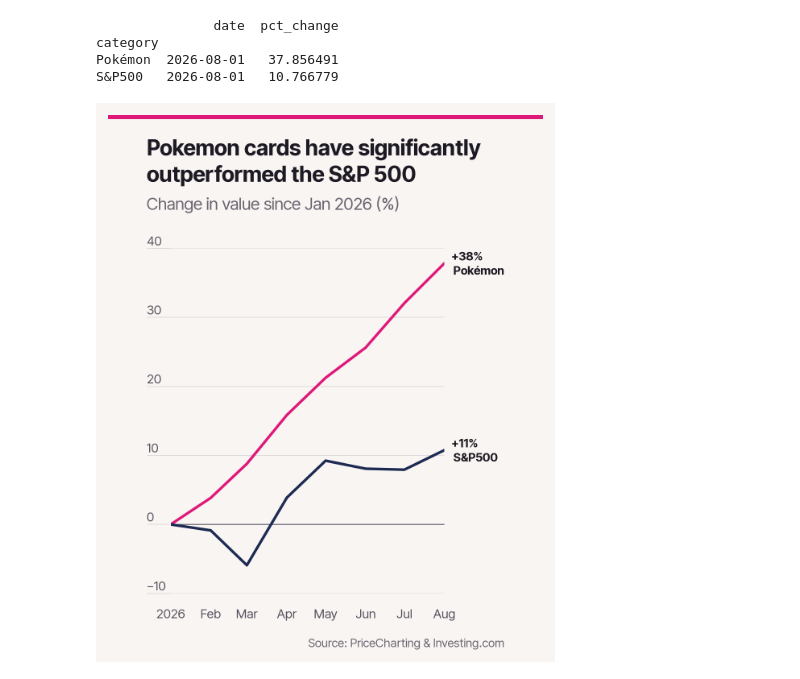
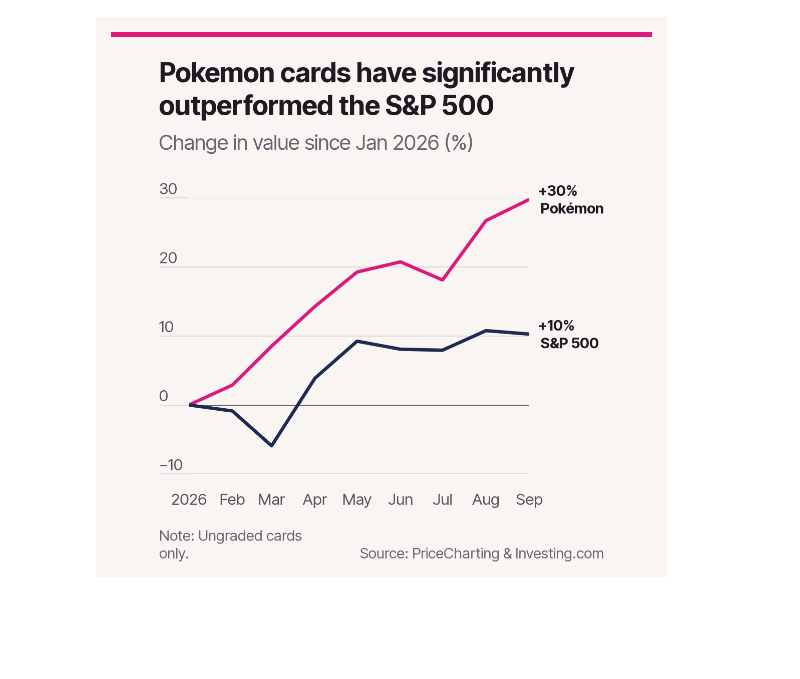
Before and after one commit to TurnerHaa/pokemon-cards, a Jupyter notebook: analysis_focused.ipynb, the cells around one changed output. Cells and saved outputs as stored; diff of their text form; code cells hidden in the pictures; blank space fills up the shorter version.

Commit message:
Fixed median calculation ch1

```diff
--- a/analysis_focused.ipynb
+++ b/analysis_focused.ipynb
@@ -7,7 +7,7 @@ import pandas as pd
 from pathlib import Path
 import chartgazing as cg
 
-cg.set_size("4:5")
+cg.set_size("square")
 # %%
 # ===============================
 # import card data
@@ -73,22 +73,25 @@ def one_per_card(cards):
 cards_2026 = all_prices.assign(date=all_prices["date"] - pd.DateOffset(months=1))
 cards_2026 = cards_2026[
     (cards_2026["date"] >= "2026-01-01")
-    & (cards_2026["date"] <= "2026-08-01")
     & (cards_2026["grade"] == GRADE)
 ]
 
-year_start = cards_2026.loc[cards_2026["date"] == "2026-01-01", "product_id"].unique()
+year_start = cards_2026[cards_2026["date"] == "2026-01-01"].set_index("product_id")["price"]
 
-print(cards_2026.shape)
 
-cards_2026 = cards_2026[cards_2026["product_id"].isin(year_start)]
+
+
+cards_2026 = cards_2026[cards_2026["product_id"].isin(year_start.index)]
+
+cards_2026["pct_chng"] = (cards_2026["price"] / cards_2026["product_id"].map(year_start) -1) * 100
+
+cards_2026.sort_values(["product_id", "date"])
 
 cards_26 = cards_2026.groupby("date", as_index=False).agg(
     unique_cards = ("product_id", "nunique"),
-    mean_price = ("price", "mean")
+    PK_pct_chng = ("pct_chng", "median")
 )
 
-cards_26["PK_pct_chng"] = ((cards_26["mean_price"] - cards_26["mean_price"].iloc[0]) / cards_26["mean_price"].iloc[0]) * 100
 
 # ===============================
 # import S&P 500 data
@@ -120,7 +123,7 @@ returns = pd.merge(cards_26, sp_500, on='date')
 
 returns = returns[["date", "PK_pct_chng", "sp_pct_chng"]]
 
-returns = returns.rename(columns={"PK_pct_chng": "Pokémon", "sp_pct_chng": "S&P500"})
+returns = returns.rename(columns={"PK_pct_chng": "Pokémon", "sp_pct_chng": "S&P 500"})
 
 returns = pd.melt(returns, id_vars="date", var_name="category", value_name="pct_change")
 
@@ -147,24 +202,19 @@ returns
 # %%
 CHART_DIR = Path("charts/")
 
 fig, ax = cg.line(returns, x="date", y="pct_change", group="category",
                   title="Pokemon cards have significantly outperformed the S&P 500",
                   subtitle="Change in value since Jan 2026 (%)",
                   source="Source: PriceCharting & Investing.com",
+                  note="Note: Ungraded cards only.",
                   labels=False)
 
 ax.set_yticks([-10, 0, 10, 20, 30, 40, 50])
 
 last = returns.sort_values("date").groupby("category").last()
 
-print(last)
-
-cg.label_ends(ax, last["pct_change"].to_dict(), fmt=lambda name, value: f"+{value:.0f}% \n {name}")
+cg.label_ends(ax, last["pct_change"].to_dict(), fmt=lambda name, value: f"{value:+.0f}% \n {name}")
 
 cg.save(fig, CHART_DIR / "SP500.png")
 # %% [output]
-               date  pct_change
-category
-Pokémon  2026-08-01   37.856491
-S&P500   2026-08-01   10.766779
-[figure, old version]
+[figure, new version]
```
Also changed, not shown: parts of 6 cells of this notebook, 1 other file.
